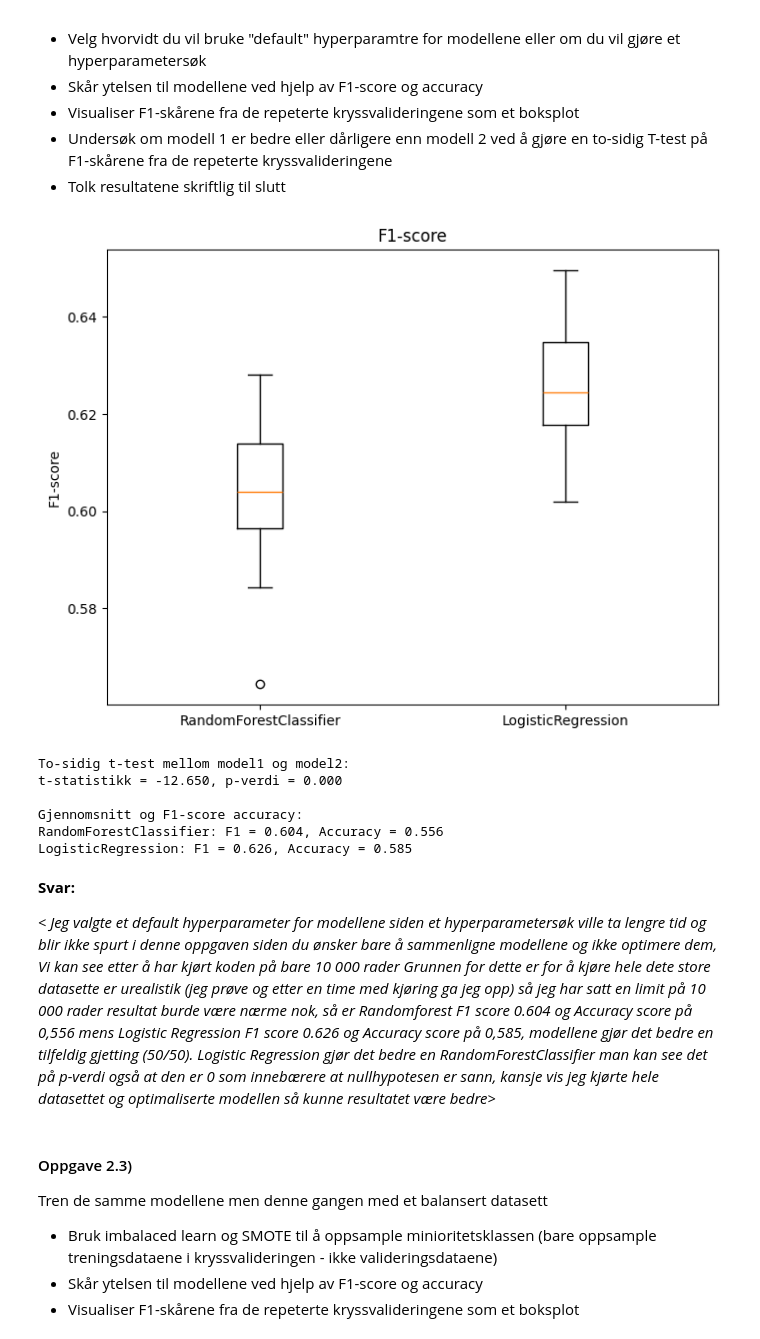
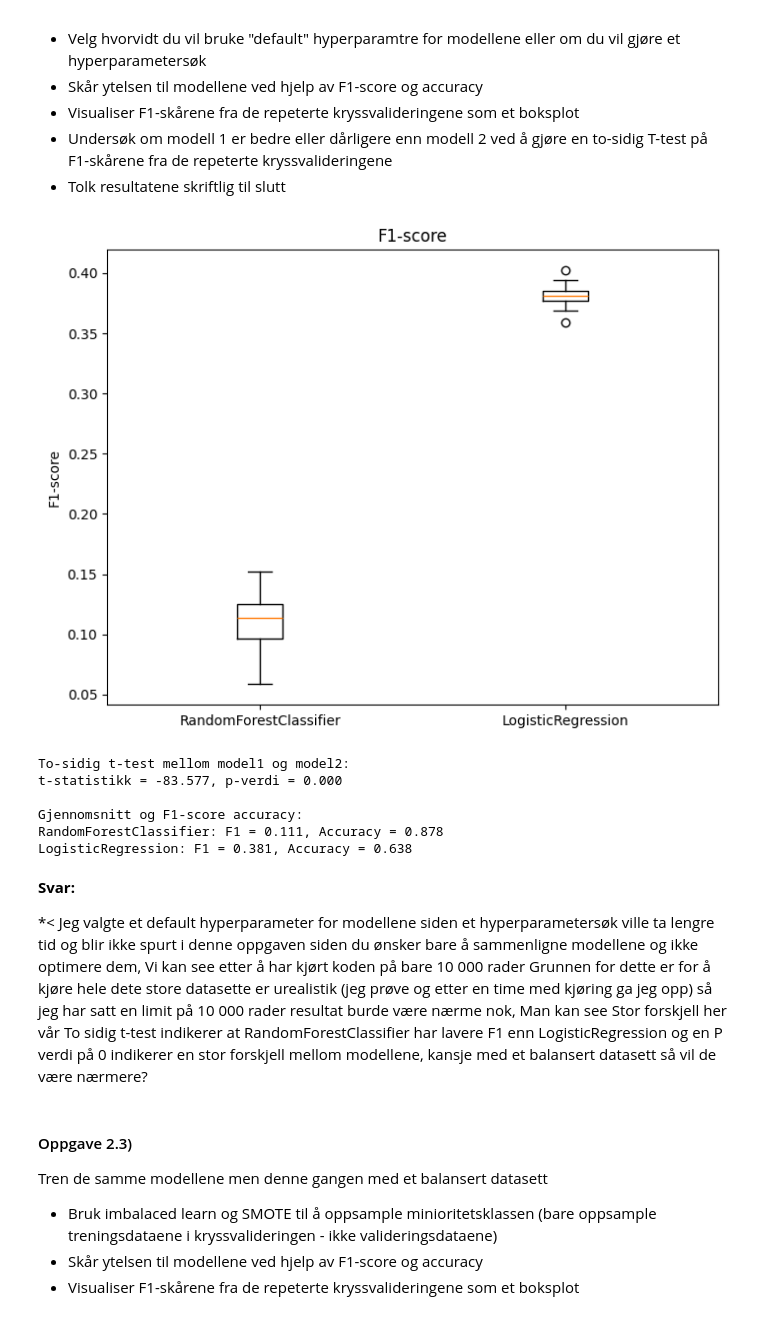
Before and after one commit to Ripzss/BTS, a Jupyter notebook: Datamining/Oblig1/Oppgave 2/Oppgave 2.ipynb, the cells around one changed output. Drawn from its saved outputs; the diff is of its cells as text; code cells hidden in the pictures.

```diff
--- a/Datamining/Oblig1/Oppgave 2/Oppgave 2.ipynb
+++ b/Datamining/Oblig1/Oppgave 2/Oppgave 2.ipynb
@@ -76,75 +76,74 @@ Velg to modeller og gjør repeterte kryssvalideringer $(10)$ med $K=5$
 * Undersøk om modell 1 er bedre eller dårligere enn modell 2 ved å gjøre en to-sidig T-test på F1-skårene fra de repeterte kryssvalideringene
 * Tolk resultatene skriftlig til slutt
 # %%
+from sklearn.model_selection import RepeatedStratifiedKFold
 
+X_small = X.iloc[:10000]
+y_small = y.iloc[:10000]
 
-#Gjør om kategoriske kolonner om til numeriske for å kunne kjøre RandomForestClassifier
-categorical_cols = ['Vehicle_Age', 'Vehicle_Damage']
+#Tar in kolloner
+categorical_cols = ['Vehicle_Age', 'Vehicle_Damage', 'Gender']  # inkluder Gender her
 numeric_cols = ['Age', 'Driving_License', 'Region_Code',
                 'Previously_Insured', 'Annual_Premium',
                 'Policy_Sales_Channel', 'Vintage']
 
+#Gjørm om Objekter til numeriske verdier for å kjøre modeller
 preprocessor = ColumnTransformer(
     transformers=[
         ('num', StandardScaler(), numeric_cols),
         ('cat', OneHotEncoder(drop='first'), categorical_cols)
     ]
 )
-X_processed = preprocessor.fit_transform(X)
-#end
 
+X_processed = preprocessor.fit_transform(X_small)
 
-#Definer F1 scorer med Male som positiv klasse
-f1_scorer = make_scorer(f1_score, pos_label='Male')
+#F1 scorer
+f1_scorer = make_scorer(f1_score, pos_label=1)
 
 #Modeller
-model1 = RandomForestClassifier(random_state=42)
-model2 = LogisticRegression(random_state=42, max_iter=1000)
+model1 = RandomForestClassifier(random_state=42, class_weight='balanced')
+model2 = LogisticRegression(random_state=42, max_iter=1000, class_weight='balanced')
 
-#repitert kfold
-rkf = RepeatedKFold(n_splits=5, n_repeats=10, random_state=42)
+#Repetert Kfold
+rkf = RepeatedStratifiedKFold(n_splits=5, n_repeats=10, random_state=42)
 
-#setter en limit på hvor mye av dataen blir lest hele settet er for mye
-X_small = X_processed[:10000]
-y_small = y[:10000]
+#F1 score
+f1_model1 = cross_val_score(model1, X_processed, y_small, cv=rkf, scoring=f1_scorer)
+f1_model2 = cross_val_score(model2, X_processed, y_small, cv=rkf, scoring=f1_scorer)
 
-#f1
-f1_model1 = cross_val_score(model1, X_small, y_small, cv=rkf, scoring=f1_scorer)
-f1_model2 = cross_val_score(model2, X_small, y_small, cv=rkf, scoring=f1_scorer)
+#Accuracy Score
+acc_model1 = cross_val_score(model1, X_processed, y_small, cv=rkf, scoring='accuracy')
+acc_model2 = cross_val_score(model2, X_processed, y_small, cv=rkf, scoring='accuracy')
 
-#accuracy
-acc_model1 = cross_val_score(model1, X_small, y_small, cv=rkf, scoring='accuracy')
-acc_model2 = cross_val_score(model2, X_small, y_small, cv=rkf, scoring='accuracy')
-
-#boxplot
+#Boxplot
 plt.figure(figsize=(8,6))
 plt.boxplot([f1_model1, f1_model2], tick_labels=['RandomForestClassifier', 'LogisticRegression'])
 plt.ylabel('F1-score')
 plt.title('F1-score')
 plt.show()
 
-#p_value er to stidig som stanader vi sjekker for forskjell i begge retninger
+#To-sidig t-test
+from scipy.stats import ttest_rel
 t_stat, p_value = ttest_rel(f1_model1, f1_model2)
-#printer resultatete av To-sidig T-test
 print("\nTo-sidig t-test mellom model1 og model2:")
 print(f"t-statistikk = {t_stat:.3f}, p-verdi = {p_value:.3f}")
 
-#Printer Gjennomsnitt
+#Gjennomsnitt F1 og Accuracy
 print("\nGjennomsnitt og F1-score accuracy:")
 print(f"RandomForestClassifier: F1 = {f1_model1.mean():.3f}, Accuracy = {acc_model1.mean():.3f}")
 print(f"LogisticRegression: F1 = {f1_model2.mean():.3f}, Accuracy = {acc_model2.mean():.3f}")
 # %% [output]
-[figure, old version]
+[figure, new version]
 To-sidig t-test mellom model1 og model2:
-t-statistikk = -12.650, p-verdi = 0.000
+t-statistikk = -83.577, p-verdi = 0.000
 
 Gjennomsnitt og F1-score accuracy:
-RandomForestClassifier: F1 = 0.604, Accuracy = 0.556
-LogisticRegression: F1 = 0.626, Accuracy = 0.585
+RandomForestClassifier: F1 = 0.111, Accuracy = 0.878
+LogisticRegression: F1 = 0.381, Accuracy = 0.638
 # %% [markdown]
 **Svar:**
 
-*< Jeg valgte et default hyperparameter for modellene siden et hyperparametersøk ville ta lengre tid og blir ikke spurt i denne oppgaven siden du ønsker bare å sammenligne modellene og ikke optimere dem, Vi kan see etter å har kjørt koden på bare 10 000 rader Grunnen for dette er for å kjøre hele dete store datasette er urealistik (jeg prøve og etter en time med kjøring ga jeg opp) så jeg har satt en limit på 10 000 rader resultat burde være nærme nok, så er Randomforest F1 score 0.604 og Accuracy score på 0,556 mens Logistic Regression F1 score 0.626 og Accuracy score på 0,585, modellene gjør det bedre en tilfeldig gjetting (50/50). Logistic Regression gjør det bedre en RandomForestClassifier man kan see det på p-verdi også at den er 0 som innebærere at nullhypotesen er sann, kansje vis jeg kjørte hele datasettet og optimaliserte modellen så kunne resultatet være bedre>*
+*< Jeg valgte et default hyperparameter for modellene siden et hyperparametersøk ville ta lengre tid og blir ikke spurt i denne oppgaven siden du ønsker bare å sammenligne modellene og ikke optimere dem, Vi kan see etter å har kjørt koden på bare 10 000 rader Grunnen for dette er for å kjøre hele dete store datasette er urealistik (jeg prøve og etter en time med kjøring ga jeg opp) så jeg har satt en limit på 10 000 rader resultat burde være nærme nok, Man kan see Stor forskjell her vår To sidig t-test indikerer at RandomForestClassifier har lavere F1 enn LogisticRegression og en P verdi på 0 indikerer en stor forskjell mellom modellene, kansje med et balansert datasett så vil de være nærmere?
 # %% [markdown]
 #### Oppgave 2.3)
 Tren de samme modellene men denne gangen med et balansert datasett
```
Also changed, not shown: parts of 6 cells of this notebook, 3 other files.
